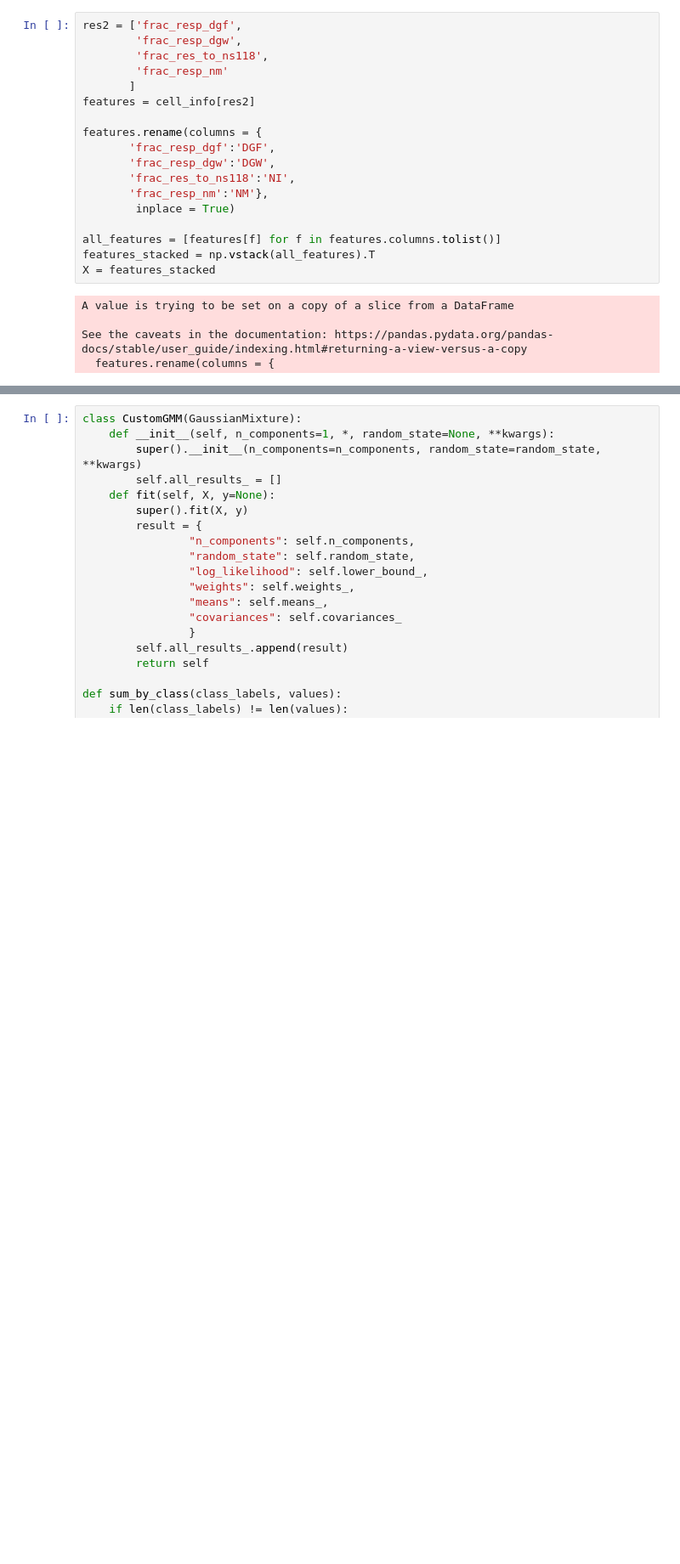
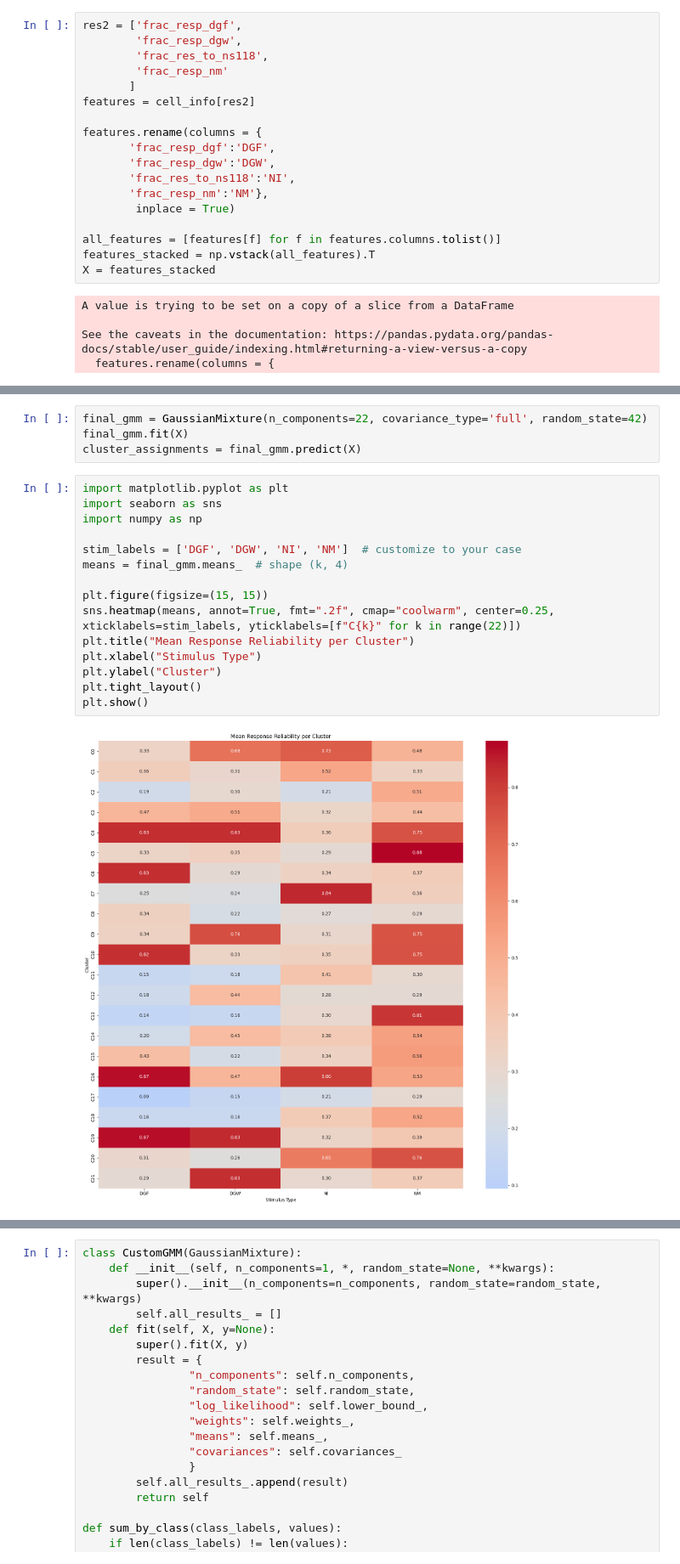
Before and after one commit to sherafatia/v1dd-public, a Jupyter notebook: notebooks/v1dd_figure4.ipynb, the cells around one changed output, grey strips where cells are left out. Shown at 85% size. Saved outputs shown, nothing was run; the diff lists cells and outputs as text; blank space fills up the shorter version.

```diff
--- a/notebooks/v1dd_figure4.ipynb
+++ b/notebooks/v1dd_figure4.ipynb
@@ -201,0 +216,21 @@ See the caveats in the documentation: https://pandas.pydata.org/pandas-docs/stab
+# %%
+final_gmm = GaussianMixture(n_components=22, covariance_type='full', random_state=42)
+final_gmm.fit(X)
+cluster_assignments = final_gmm.predict(X)
+# %%
+import matplotlib.pyplot as plt
+import seaborn as sns
+import numpy as np
+
+stim_labels = ['DGF', 'DGW', 'NI', 'NM']  # customize to your case
+means = final_gmm.means_  # shape (k, 4)
+
+plt.figure(figsize=(15, 15))
+sns.heatmap(means, annot=True, fmt=".2f", cmap="coolwarm", center=0.25, xticklabels=stim_labels, yticklabels=[f"C{k}" for k in range(22)])
+plt.title("Mean Response Reliability per Cluster")
+plt.xlabel("Stimulus Type")
+plt.ylabel("Cluster")
+plt.tight_layout()
+plt.show()
+# %% [output]
+[figure, added]
```
Also changed, not shown: parts of 9 cells of this notebook.
